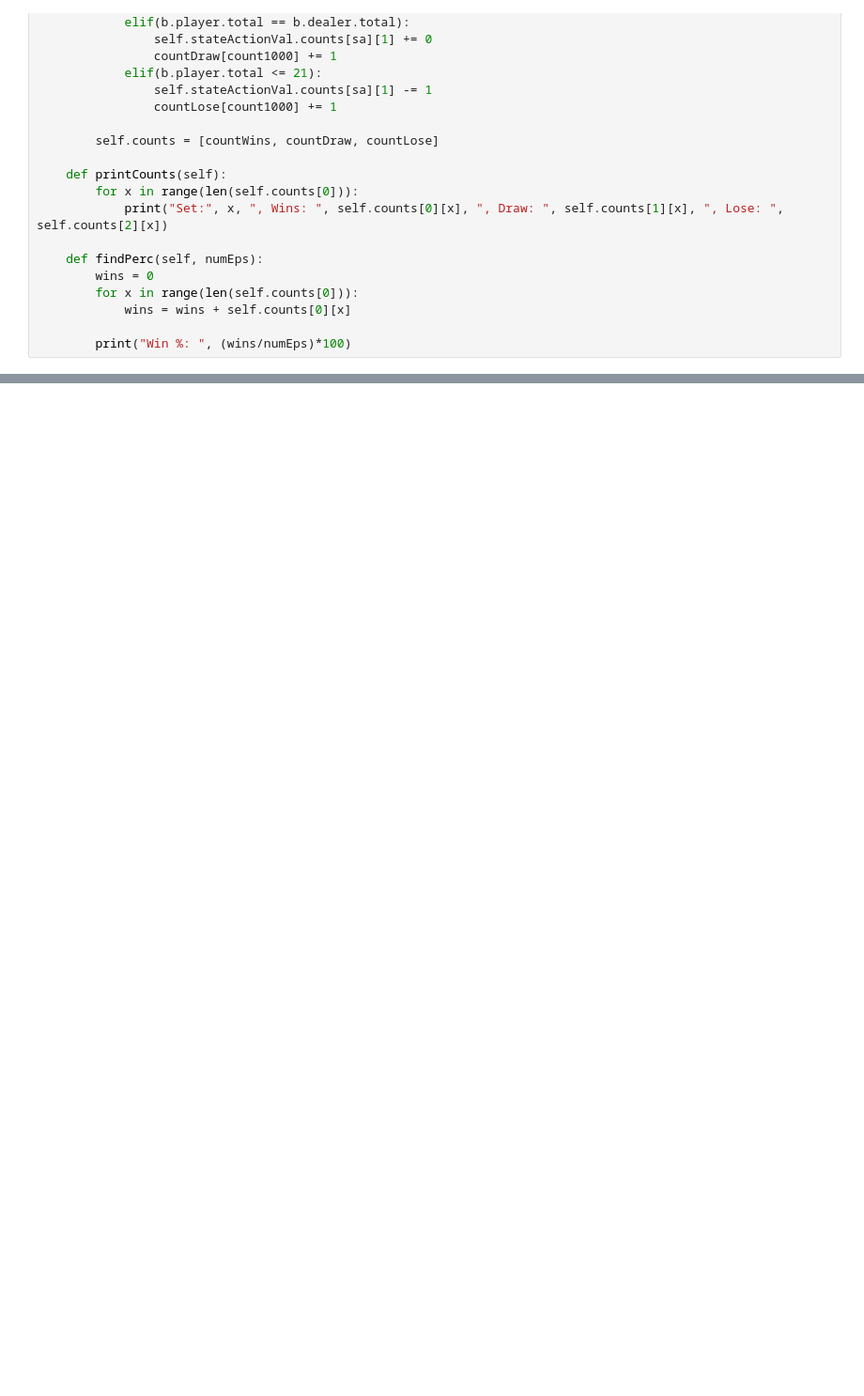
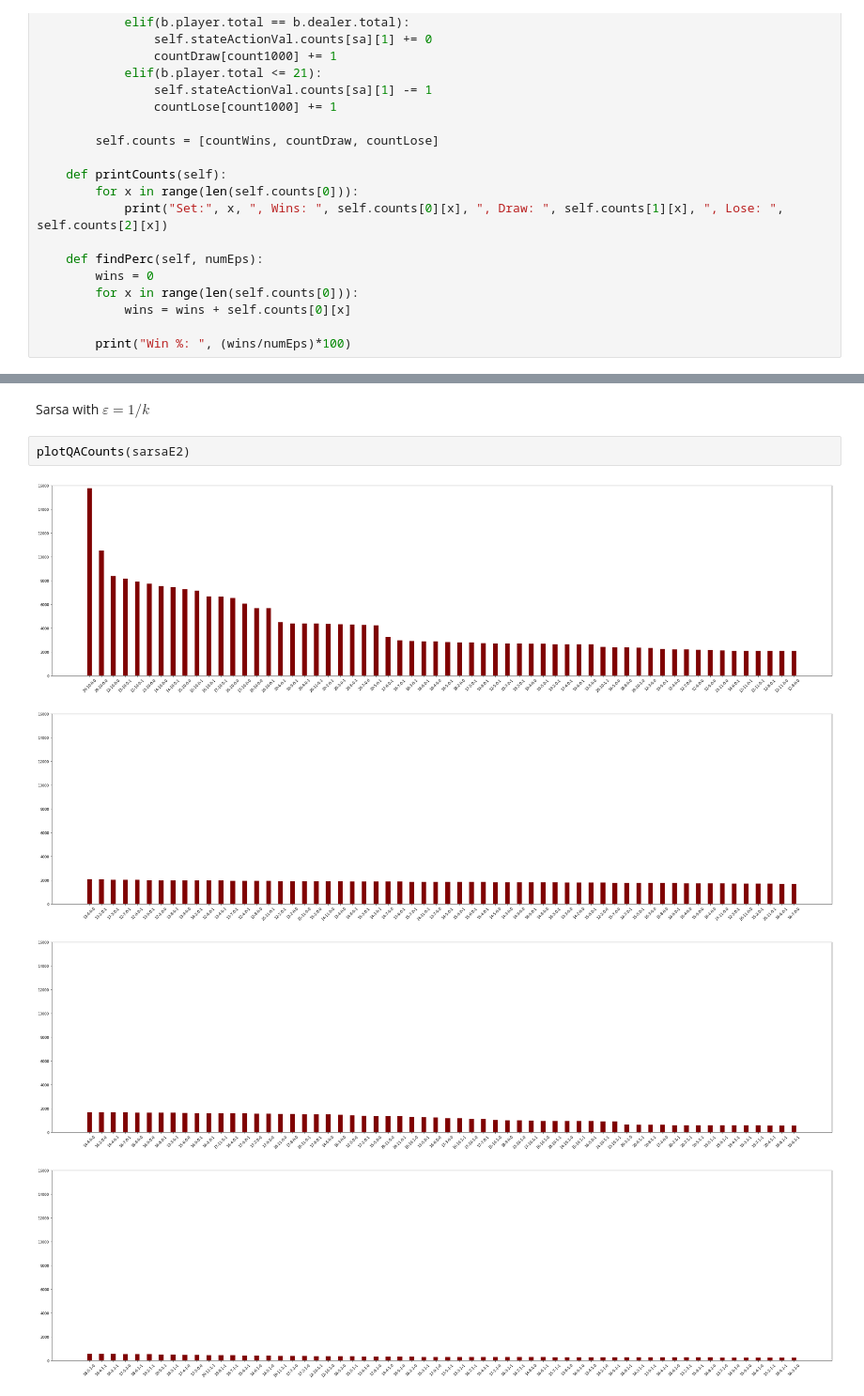
Before and after one commit to Voben/ARI2204-Reinforcement_Learning, a Jupyter notebook: main.ipynb, the cells around one changed output, grey strips where cells are left out. Shown at 94% size. Saved outputs shown, nothing was run; the diff lists cells and outputs as text; blank space fills up the shorter version.

```diff
--- a/main.ipynb
+++ b/main.ipynb
@@ -619,0 +678,9 @@ plotOutcomes(500000, mc)
+# %% [markdown]
+Sarsa with $ ε = 1/k $
+# %%
+plotQACounts(sarsaE2)
+# %% [output]
+[figure, added]
+[figure, added]
+[figure, added]
+[figure, added]
```
Also changed, not shown: parts of 56 cells of this notebook.
